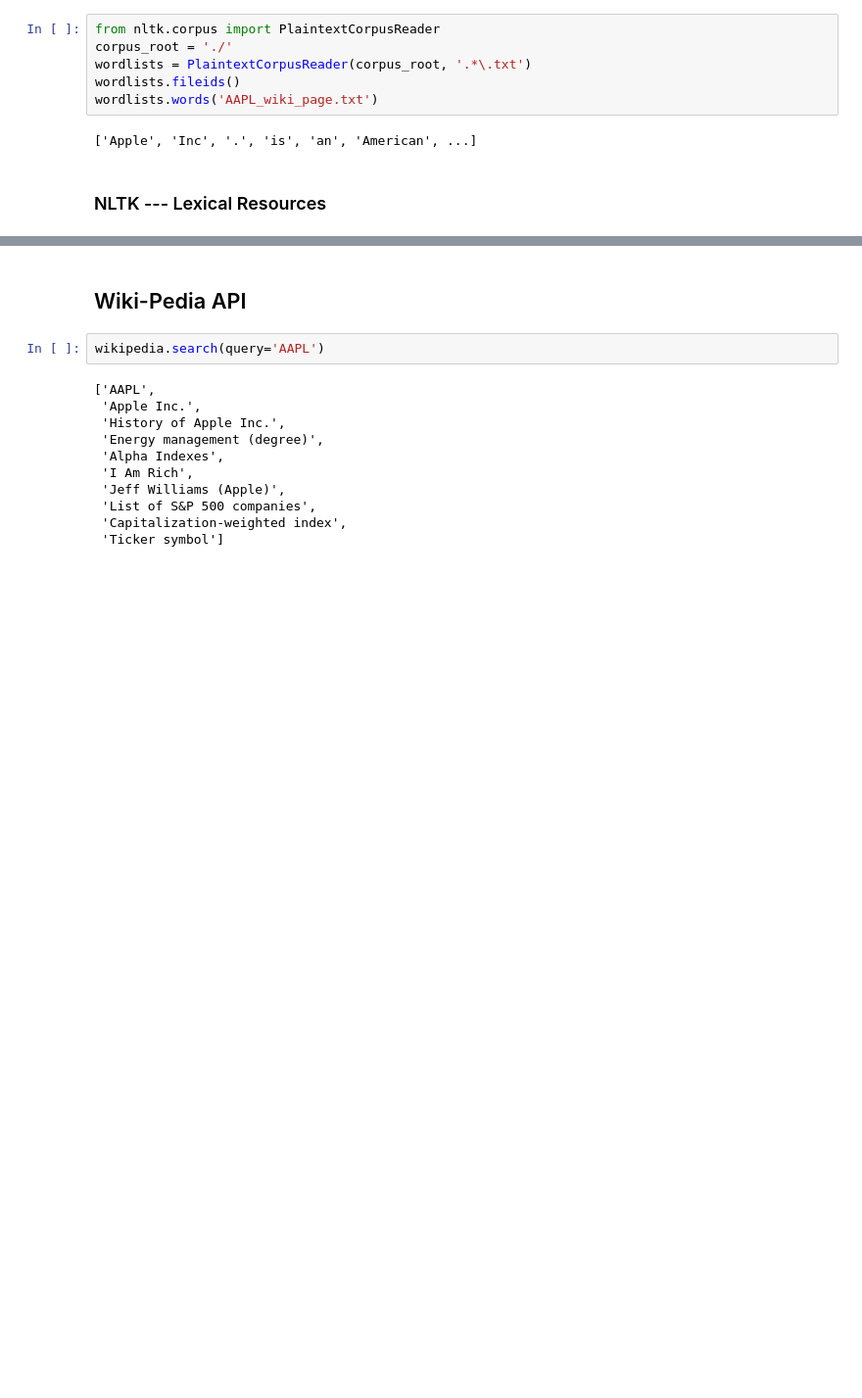
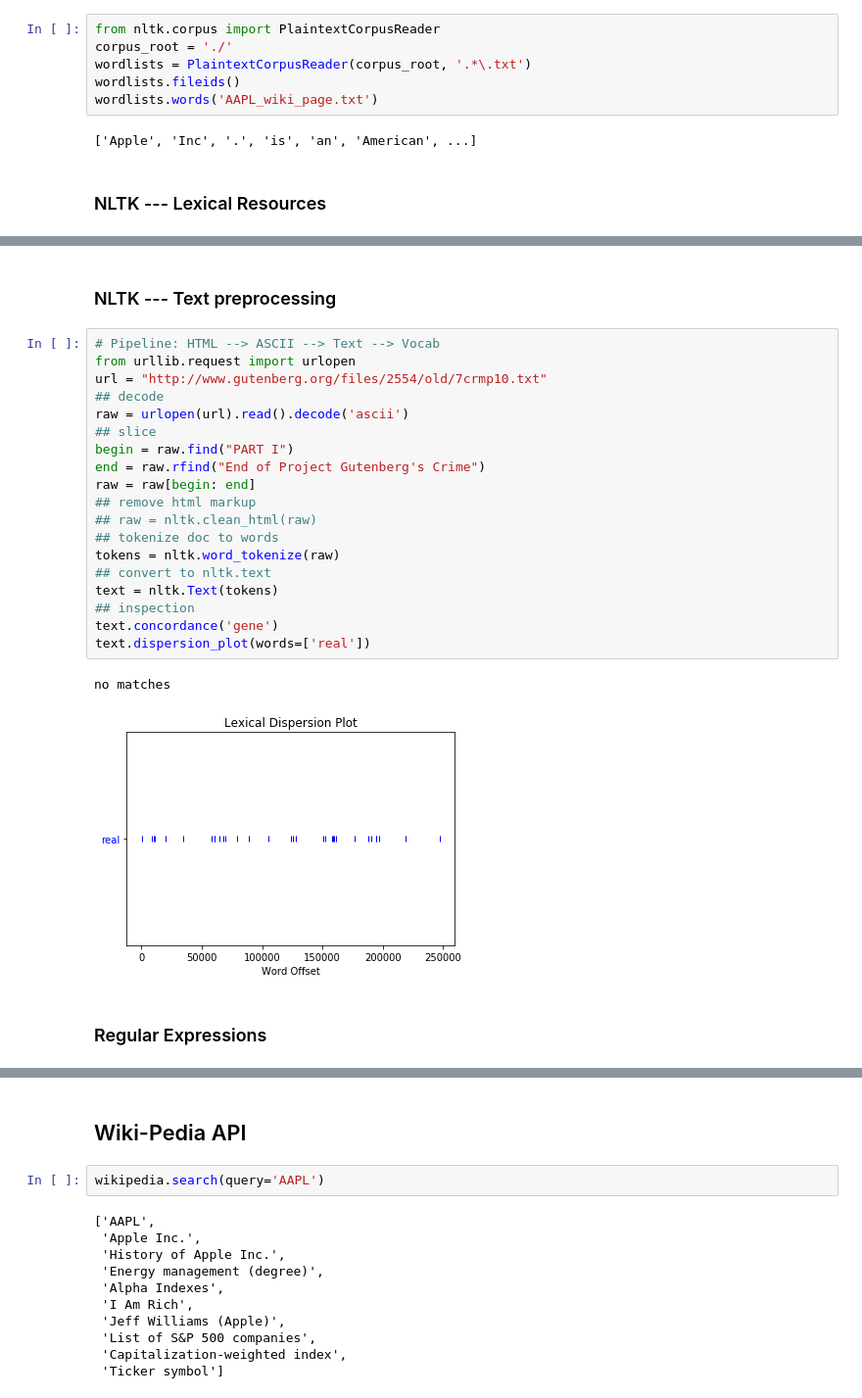
Before and after one commit to KevinLiao159/klearn, a Jupyter notebook: notebooks/nlp/nlp_intro.ipynb, the cells around one changed output, grey strips where cells are left out. Shown: that part at 98% size. Drawn from its saved outputs; the diff is of its cells as text; blank space fills up the shorter version.

```diff
--- a/notebooks/nlp/nlp_intro.ipynb
+++ b/notebooks/nlp/nlp_intro.ipynb
@@ -279,3 +279,29 @@ man_synset.path_similarity(boy_synset)
 # %% [output]
 [figure]
 'I'
+# %% [markdown]
+### NLTK --- Text preprocessing
+# %%
+# Pipeline: HTML --> ASCII --> Text --> Vocab
+from urllib.request import urlopen
+url = "http://www.gutenberg.org/files/2554/old/7crmp10.txt"
+## decode
+raw = urlopen(url).read().decode('ascii')
+## slice
+begin = raw.find("PART I")
+end = raw.rfind("End of Project Gutenberg's Crime")
+raw = raw[begin: end]
+## remove html markup
+## raw = nltk.clean_html(raw)
+## tokenize doc to words
+tokens = nltk.word_tokenize(raw)
+## convert to nltk.text
+text = nltk.Text(tokens)
+## inspection
+text.concordance('gene')
+text.dispersion_plot(words=['real'])
+# %% [output]
+no matches
+[figure, added]
+# %% [markdown]
+### Regular Expressions
```
Also changed, not shown: parts of 2 cells of this notebook.
